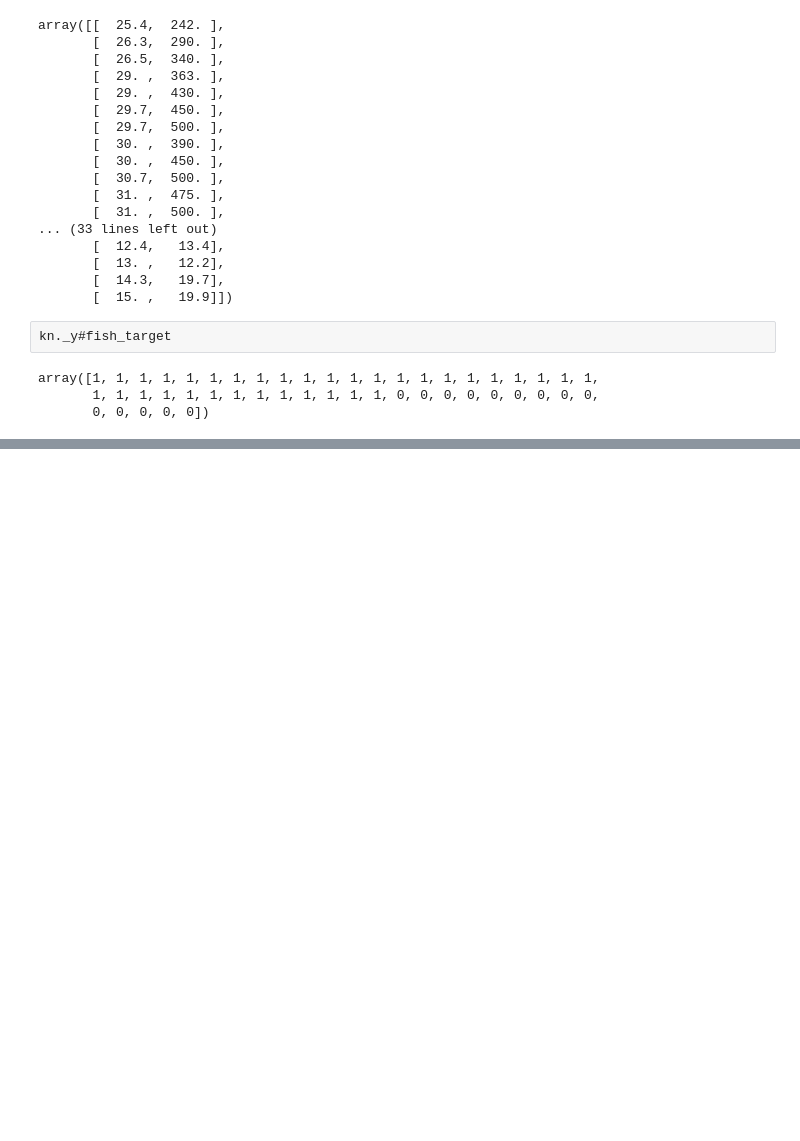
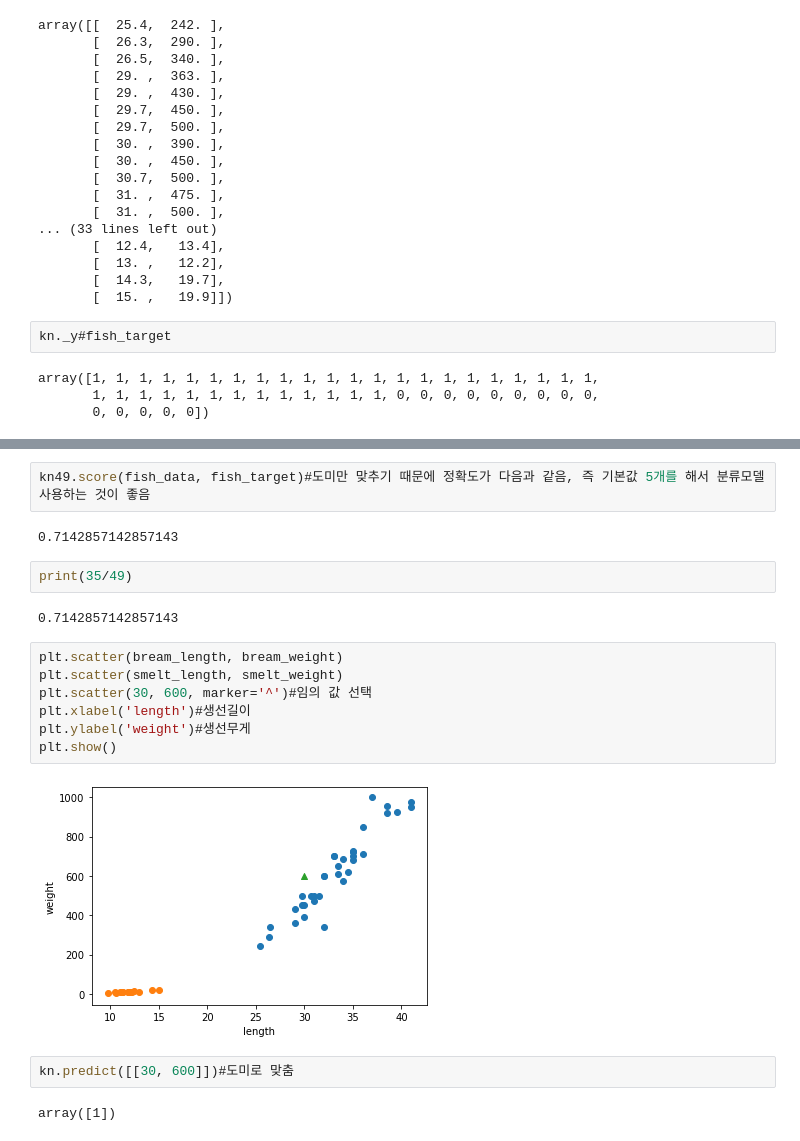
Before and after one commit to Areum120/DataAnalysis_Practice, a Jupyter notebook: BreamAndSmelt.ipynb, the cells around one changed output, grey strips where cells are left out. Saved outputs shown, nothing was run; the diff lists cells and outputs as text; blank space fills up the shorter version.

```diff
--- a/BreamAndSmelt.ipynb
+++ b/BreamAndSmelt.ipynb
@@ -190,0 +201,21 @@ array([1, 1, 1, 1, 1, 1, 1, 1, 1, 1, 1, 1, 1, 1, 1, 1, 1, 1, 1, 1, 1, 1,
+# %%
+kn49.score(fish_data, fish_target)#도미만 맞추기 때문에 정확도가 다음과 같음, 즉 기본값 5개를 해서 분류모델 사용하는 것이 좋음
+# %% [output]
+0.7142857142857143
+# %%
+print(35/49)
+# %% [output]
+0.7142857142857143
+# %%
+plt.scatter(bream_length, bream_weight)
+plt.scatter(smelt_length, smelt_weight)
+plt.scatter(30, 600, marker='^')#임의 값 선택
+plt.xlabel('length')#생선길이
+plt.ylabel('weight')#생선무게
+plt.show()
+# %% [output]
+[figure, added]
+# %%
+kn.predict([[30, 600]])#도미로 맞춤
+# %% [output]
+array([1])
```
Also changed, not shown: parts of 6 cells of this notebook.
